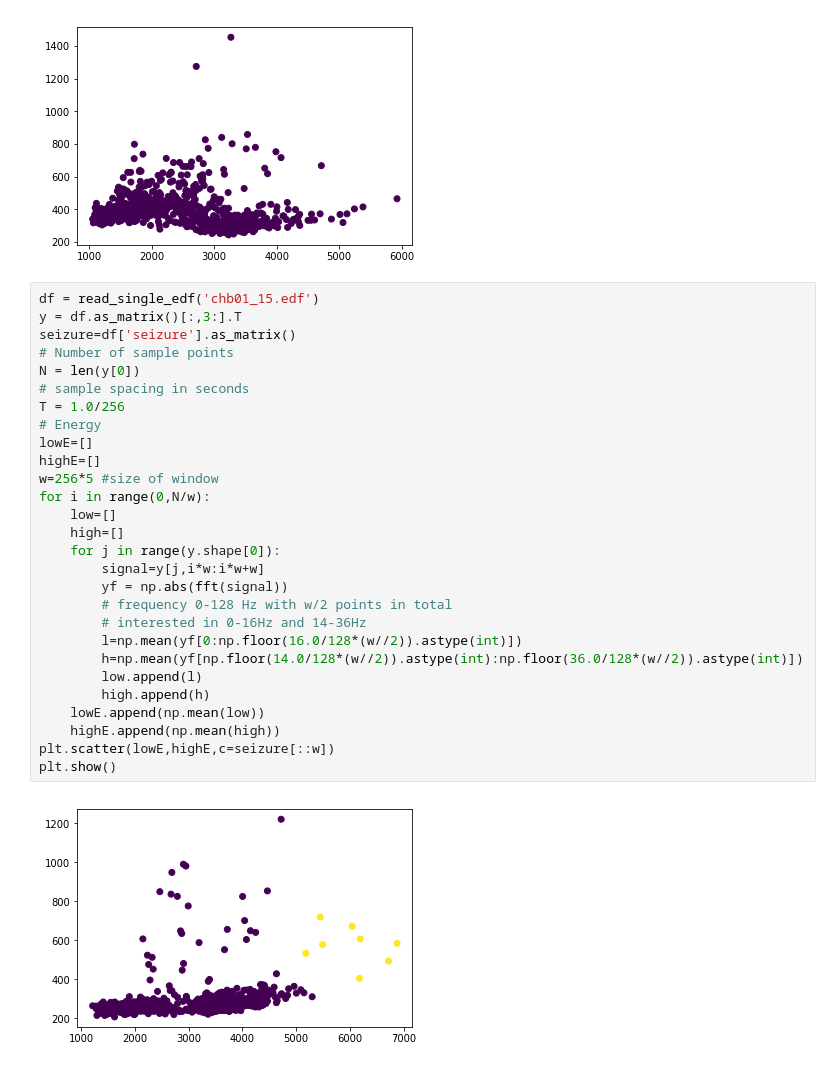
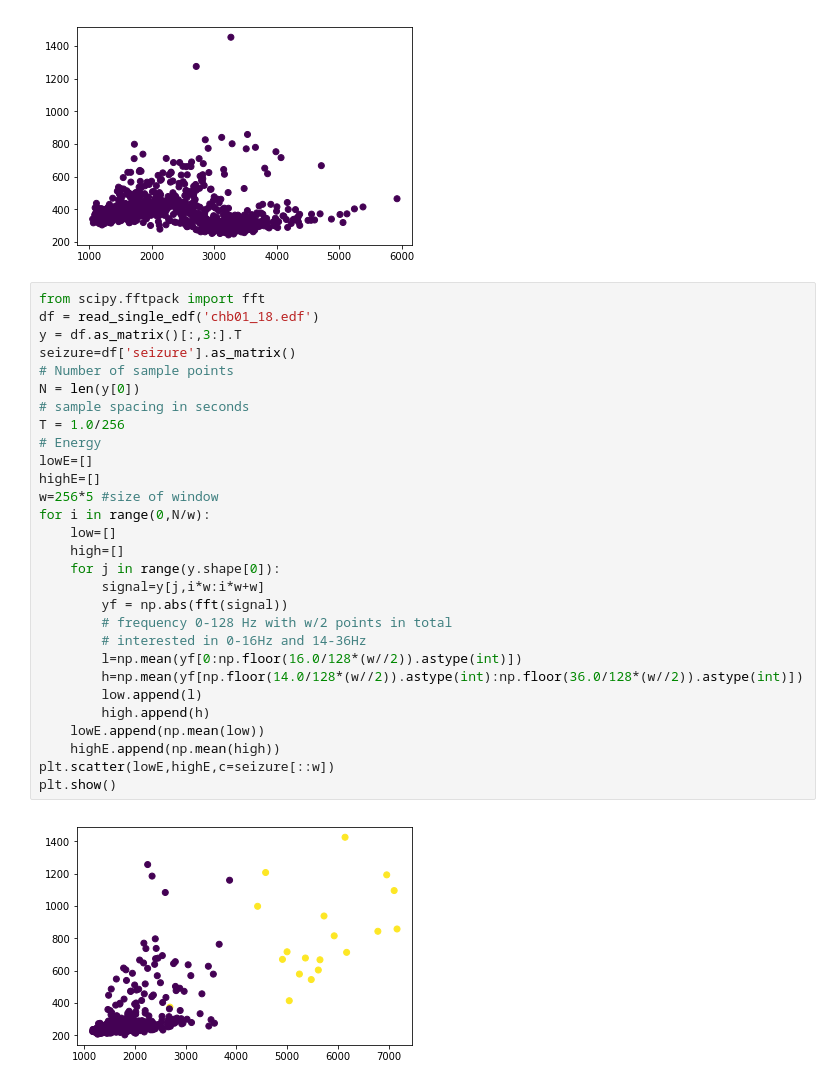
Before and after one commit to alenkran/ANES212_Seizure, a Jupyter notebook: STFT.ipynb, the cells around one changed output. Drawn from its saved outputs; the diff is of its cells as text.

```diff
--- a/STFT.ipynb
+++ b/STFT.ipynb
@@ -168,32 +168,33 @@ def lowvshigh_energy(df)
 # %% [output]
 [figure]
 # %%
-df = read_single_edf('chb01_15.edf')
+from scipy.fftpack import fft
+df = read_single_edf('chb01_18.edf')
 y = df.as_matrix()[:,3:].T
 seizure=df['seizure'].as_matrix()
 # Number of sample points
 N = len(y[0])
 # sample spacing in seconds
 T = 1.0/256
 # Energy
 lowE=[]
 highE=[]
 w=256*5 #size of window
 for i in range(0,N/w):
     low=[]
     high=[]
     for j in range(y.shape[0]):
         signal=y[j,i*w:i*w+w]
         yf = np.abs(fft(signal))
         # frequency 0-128 Hz with w/2 points in total
         # interested in 0-16Hz and 14-36Hz
         l=np.mean(yf[0:np.floor(16.0/128*(w//2)).astype(int)])
         h=np.mean(yf[np.floor(14.0/128*(w//2)).astype(int):np.floor(36.0/128*(w//2)).astype(int)])
         low.append(l)
         high.append(h)
     lowE.append(np.mean(low))
     highE.append(np.mean(high))
 plt.scatter(lowE,highE,c=seizure[::w])
 plt.show()
 # %% [output]
-[figure, old version]
+[figure, new version]
```
Also changed, not shown: parts of 5 cells of this notebook, 1 other file.
